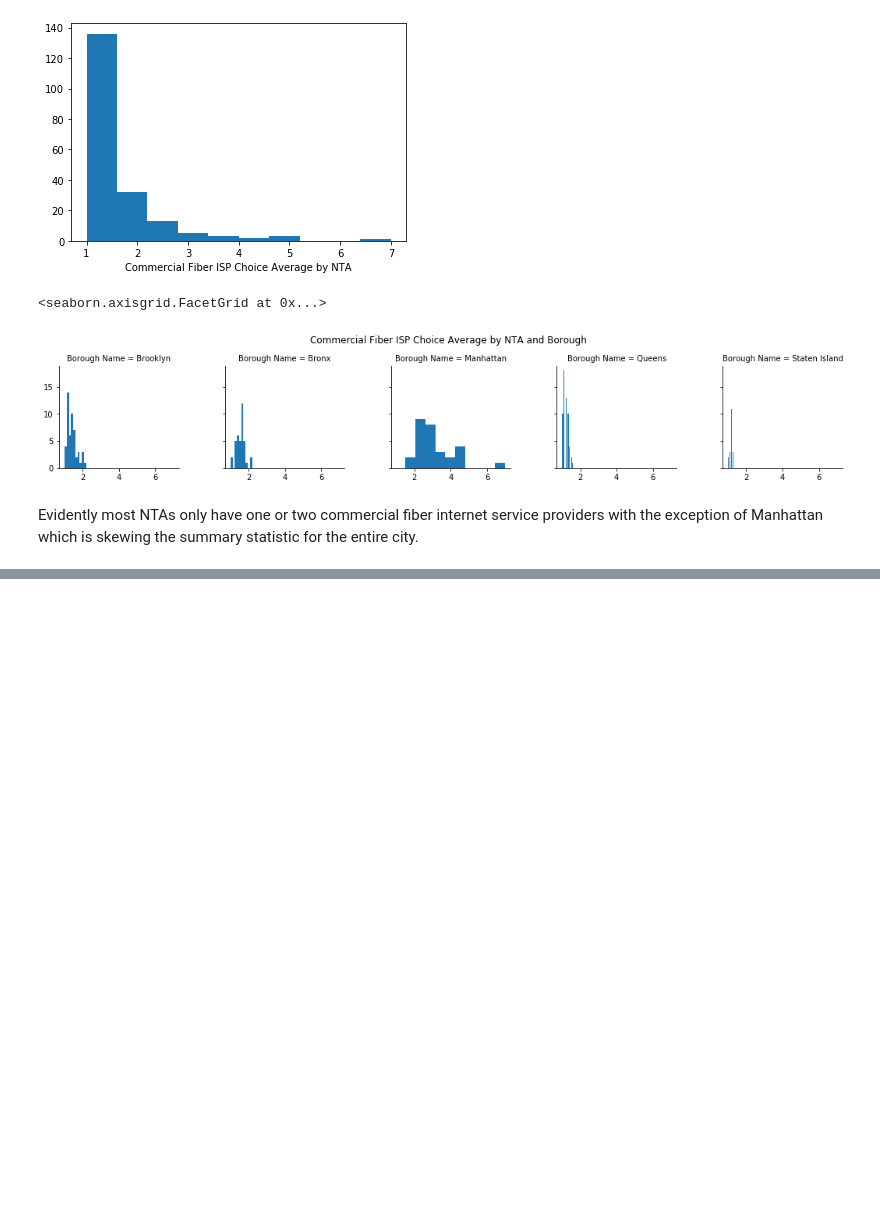
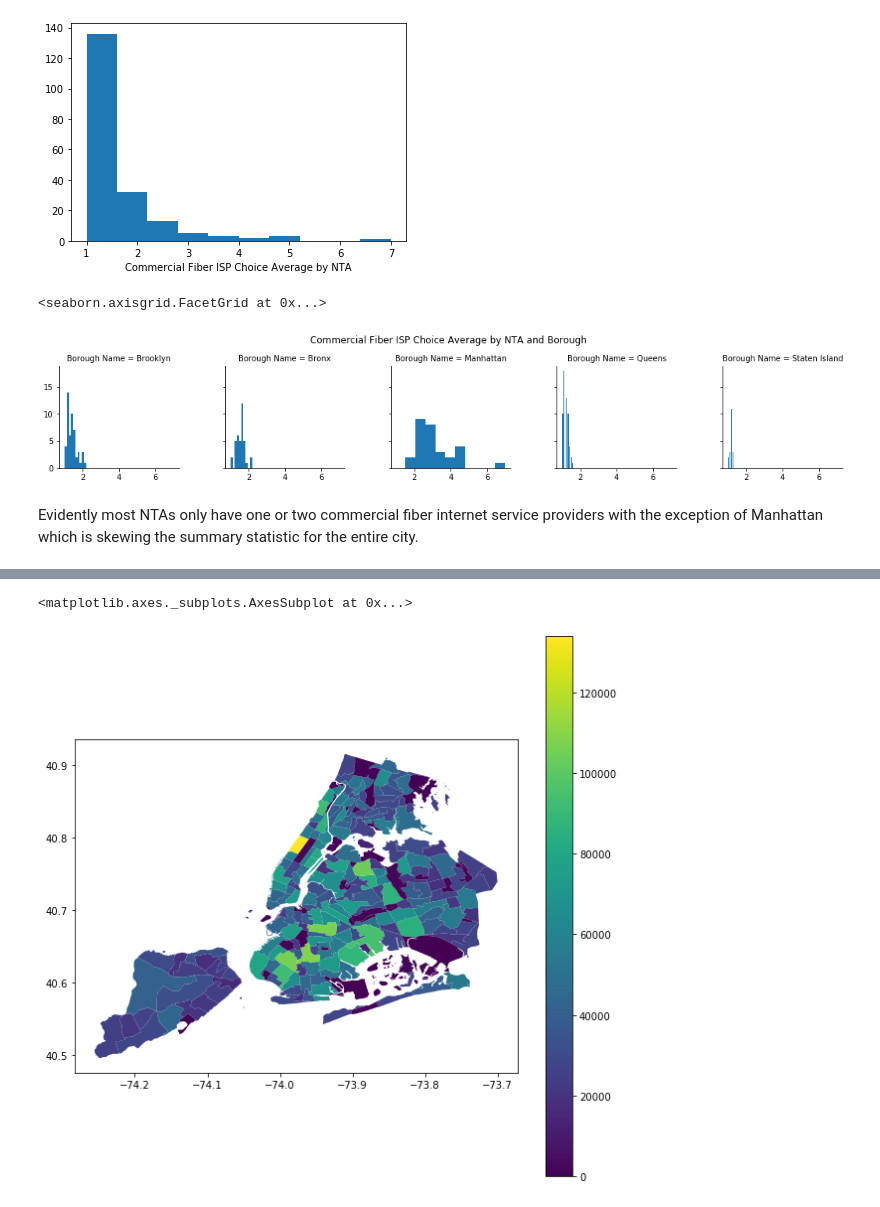
Before and after one commit to lyc1005/nyconnect, a Jupyter notebook: internet_master_plan_adoption_eda.ipynb, the cells around one changed output, grey strips where cells are left out. Drawn from its saved outputs; the diff is of its cells as text; code cells hidden in the pictures; blank space fills up the shorter version.

```diff
--- a/internet_master_plan_adoption_eda.ipynb
+++ b/internet_master_plan_adoption_eda.ipynb
@@ -86,0 +119,5 @@ Evidently most NTAs only have one or two commercial fiber internet service provi
+# %%
+nyc_nta_internet.plot(figsize = (10,10), column = "Total Population", legend = True)
+# %% [output]
+<matplotlib.axes._subplots.AxesSubplot at 0x...>
+[figure, added]
```
Also changed, not shown: parts of 9 cells of this notebook, 6 other files.
